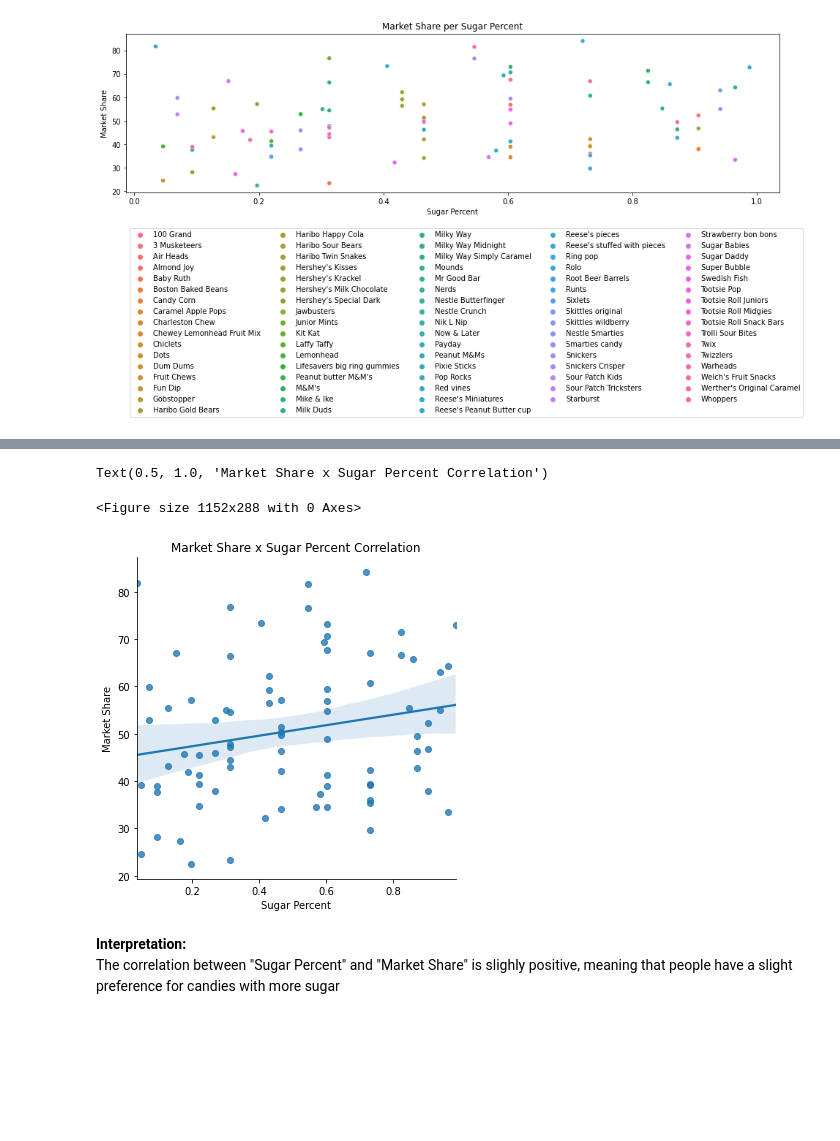
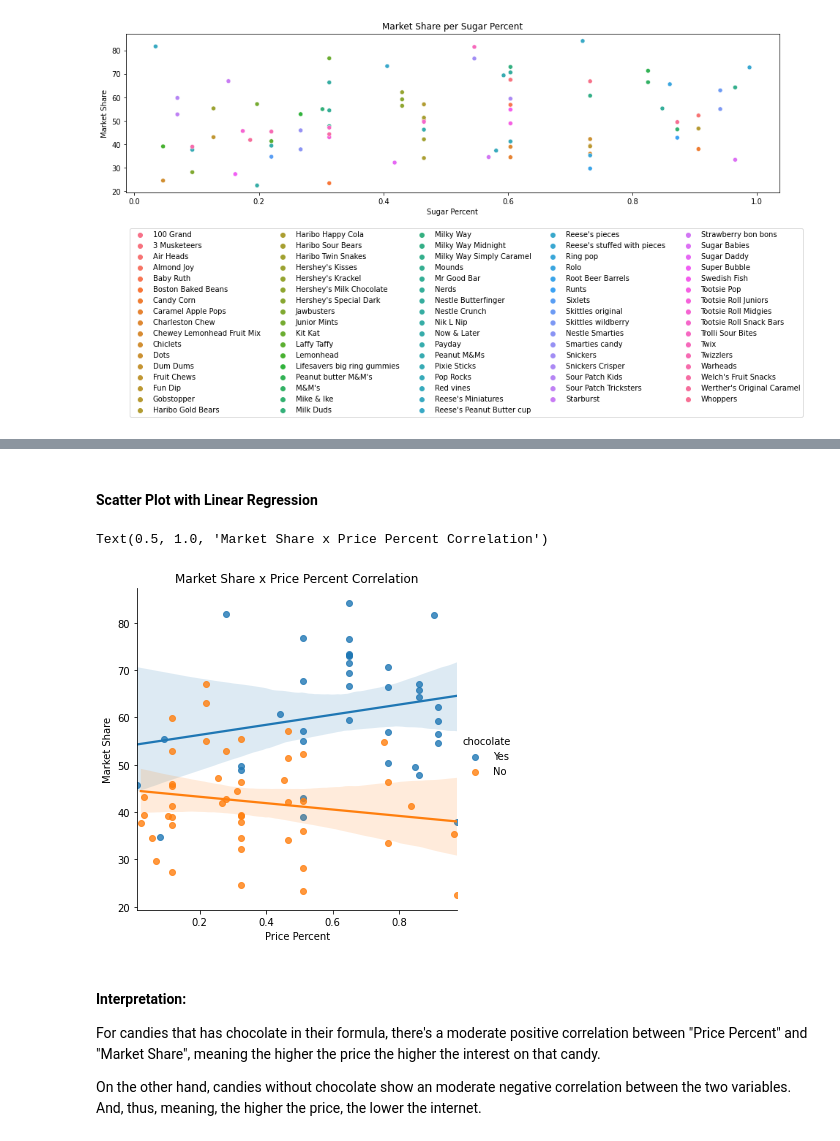
Before and after one commit to iobruno/kaggle-data-vis, a Jupyter notebook: notebooks/scatter_plots.ipynb, the cells around one changed output, grey strips where cells are left out. Drawn from its saved outputs; the diff is of its cells as text; code cells hidden in the pictures; blank space fills up the shorter version.

Commit message:
scatter plots - exercise pt2/correlations

```diff
--- a/notebooks/scatter_plots.ipynb
+++ b/notebooks/scatter_plots.ipynb
@@ -120,16 +148,19 @@ plt.legend(loc='upper left', bbox_to_anchor=(0, -0.2), ncol=5)
+# %% [markdown]
+#### Scatter Plot with Linear Regression
 # %%
-plt.figure(figsize=(16, 4))
-sns.lmplot(x='sugarpercent',
+sns.lmplot(x='pricepercent',
            y='winpercent',
+           hue='chocolate',
            data=candy_df)
 
-plt.xlabel("Sugar Percent")
+plt.xlabel("Price Percent")
 plt.ylabel("Market Share")
-plt.title("Market Share x Sugar Percent Correlation")
+plt.title("Market Share x Price Percent Correlation")
 # %% [output]
-Text(0.5, 1.0, 'Market Share x Sugar Percent Correlation')
+Text(0.5, 1.0, 'Market Share x Price Percent Correlation')
-<Figure size 1152x288 with 0 Axes>
-[figure, old version]
+[figure, new version]
-# %% [markdown]
-**Interpretation:**
-The correlation between "Sugar Percent" and "Market Share" is slighly positive, meaning that people have a slight preference for candies with more sugar
+# %% [markdown]
+#### Interpretation:
+For candies that has chocolate in their formula, there's a moderate positive correlation between "Price Percent" and "Market Share", meaning the higher the price the higher the interest on that candy.
+
+On the other hand, candies without chocolate show an moderate negative correlation between the two variables. And, thus, meaning, the higher the price, the lower the internet.
```
Also changed, not shown: parts of 9 cells of this notebook.
